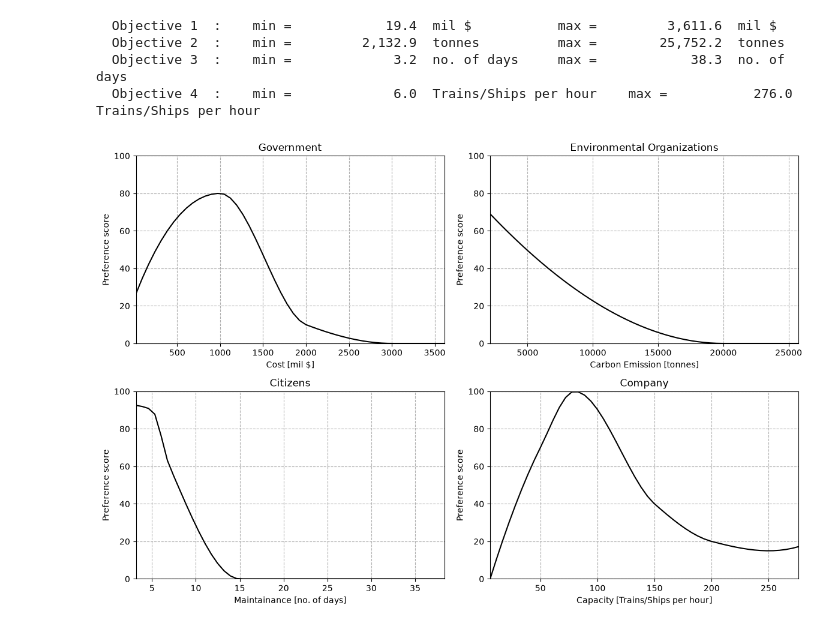
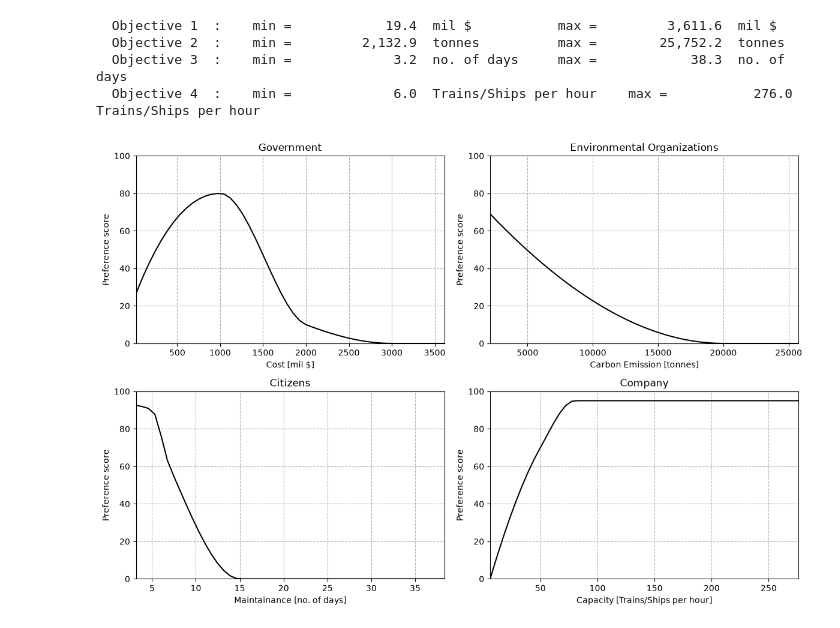
Before and after one commit to Thijmen22/Structural-group-5, a Jupyter notebook: Performace.ipynb, the cells around one changed output. Saved outputs shown, nothing was run; the diff lists cells and outputs as text; code cells hidden in the pictures.

```diff
--- a/Performace.ipynb
+++ b/Performace.ipynb
@@ -172,7 +172,7 @@ prefs_before = [
     [[50, 1000, 2000, 3000, 3200], [30, 80, 10, 0, 0]],
     [[0, 2000, 20000, 21000], [100, 70, 0, 0]],
     [[0, 1, 5, 7, 15, 17], [100, 95, 90, 60, 0, 0]],
-    [[6, 50, 80, 150, 200, 250], [0, 70, 100, 40, 20, 15]]
+    [[6, 50, 80, 150, 200, 250], [0, 70, 95, 95, 95, 95]]
 ]
 
 prefs = prefs_before
@@ -205,34 +205,34 @@ def pref_func_1(x1, x2, x3, x4, x5):
     return pchip_interpolate(prefs[0][0], prefs[0][1], cost)
 
 def pref_func_2(x1, x2, x3, x4, x5):
     ride = objective_function_2(x1, x2, x3, x4, x5)
     return pchip_interpolate(prefs[1][0], prefs[1][1], ride)
 
 def pref_func_3(x1, x2, x3, x4, x5):
     sed = objective_function_3(x1, x2, x3, x4, x5)
     return pchip_interpolate(prefs[2][0], prefs[2][1], sed)
 
 def pref_func_4(x1, x2, x3, x4, x5):
     safe = objective_function_4(x1, x2, x3, x4, x5)
     return pchip_interpolate(prefs[3][0], prefs[3][1], safe)
 
 pref_funcs = [pref_func_1, pref_func_2, pref_func_3, pref_func_4]
 
 def objective(variables):
     x1 = variables[:, 0]
     x2 = variables[:, 1]
     x3 = variables[:, 2]
     x4 = variables[:, 3]
     x5 = variables[:, 4]
 
     p_1 = pref_func_1(x1, x2, x3, x4, x5)
     p_2 = pref_func_2(x1, x2, x3, x4, x5)
     p_3 = pref_func_3(x1, x2, x3, x4, x5)
     p_4 = pref_func_4(x1, x2, x3, x4, x5)
 
     return weights, [p_1, p_2, p_3, p_4]
 # %% [output]
-[figure, old version]
+[figure, new version]
 # %%
 paradigm = ['minmax', 'a-fine', 'tetra']
 markers  = ['o', '*', 'o']
```
Also changed, not shown: parts of 1 cell of this notebook, 2 other files.
